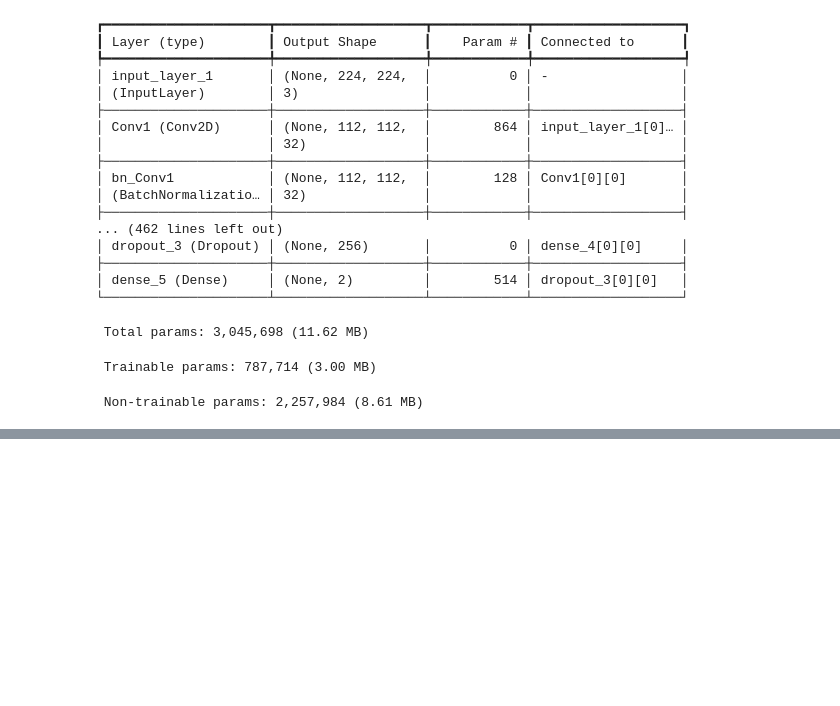
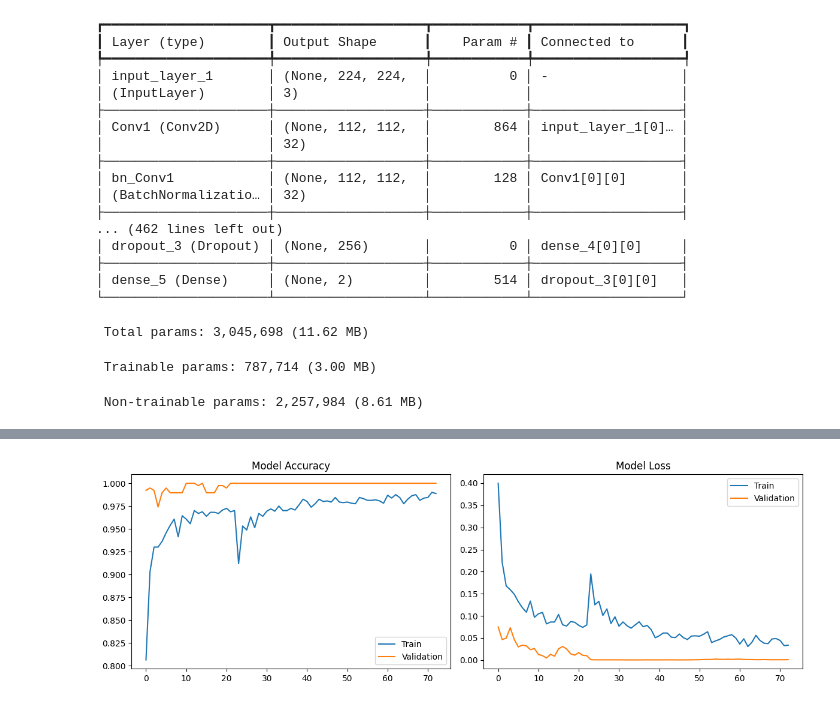
Before and after one commit to kuzamma/K-Model-Architecture-API, a Jupyter notebook: train.ipynb, the cells around one changed output, grey strips where cells are left out. Cells and saved outputs as stored; diff of their text form; code cells hidden in the pictures; blank space fills up the shorter version.

```diff
--- a/train.ipynb
+++ b/train.ipynb
@@ -389,24 +406,30 @@ evaluate_model(model, validation_generator)
 # %%
 def plot_training_history(history1, history2):
-    combined = {k: history1.history[k] + history2.history[k] for k in history1.history}
+    combined = {}
+    for k in history1.history:
+        if k in history2.history:
+            combined[k] = history1.history[k] + history2.history[k]
 
     plt.figure(figsize=(12, 4))
     plt.subplot(1, 2, 1)
-    plt.plot(combined['accuracy'])
-    plt.plot(combined['val_accuracy'])
+    plt.plot(combined.get('accuracy', []))
+    plt.plot(combined.get('val_accuracy', []))
     plt.title('Model Accuracy')
     plt.legend(['Train', 'Validation'])
 
     plt.subplot(1, 2, 2)
-    plt.plot(combined['loss'])
-    plt.plot(combined['val_loss'])
+    plt.plot(combined.get('loss', []))
+    plt.plot(combined.get('val_loss', []))
     plt.title('Model Loss')
     plt.legend(['Train', 'Validation'])
 
     plt.tight_layout()
     plt.show()
 
+
 plot_training_history(history, history_fine)
+# %% [output]
+[figure, added]
 # %%
 def convert_to_tflite(model):
     converter = tf.lite.TFLiteConverter.from_keras_model(model)
```
Also changed, not shown: parts of 2 cells of this notebook, 1 other file.
